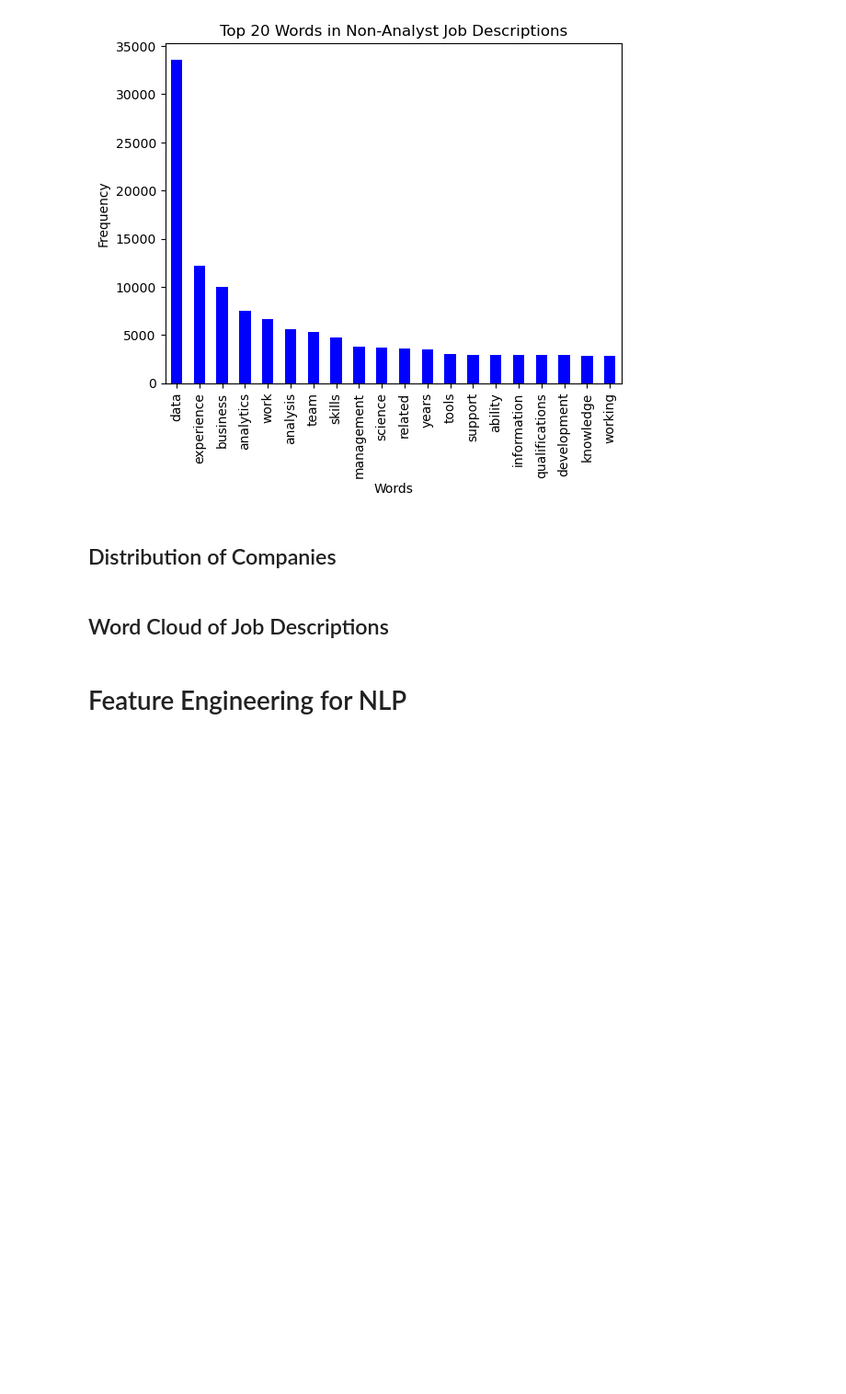
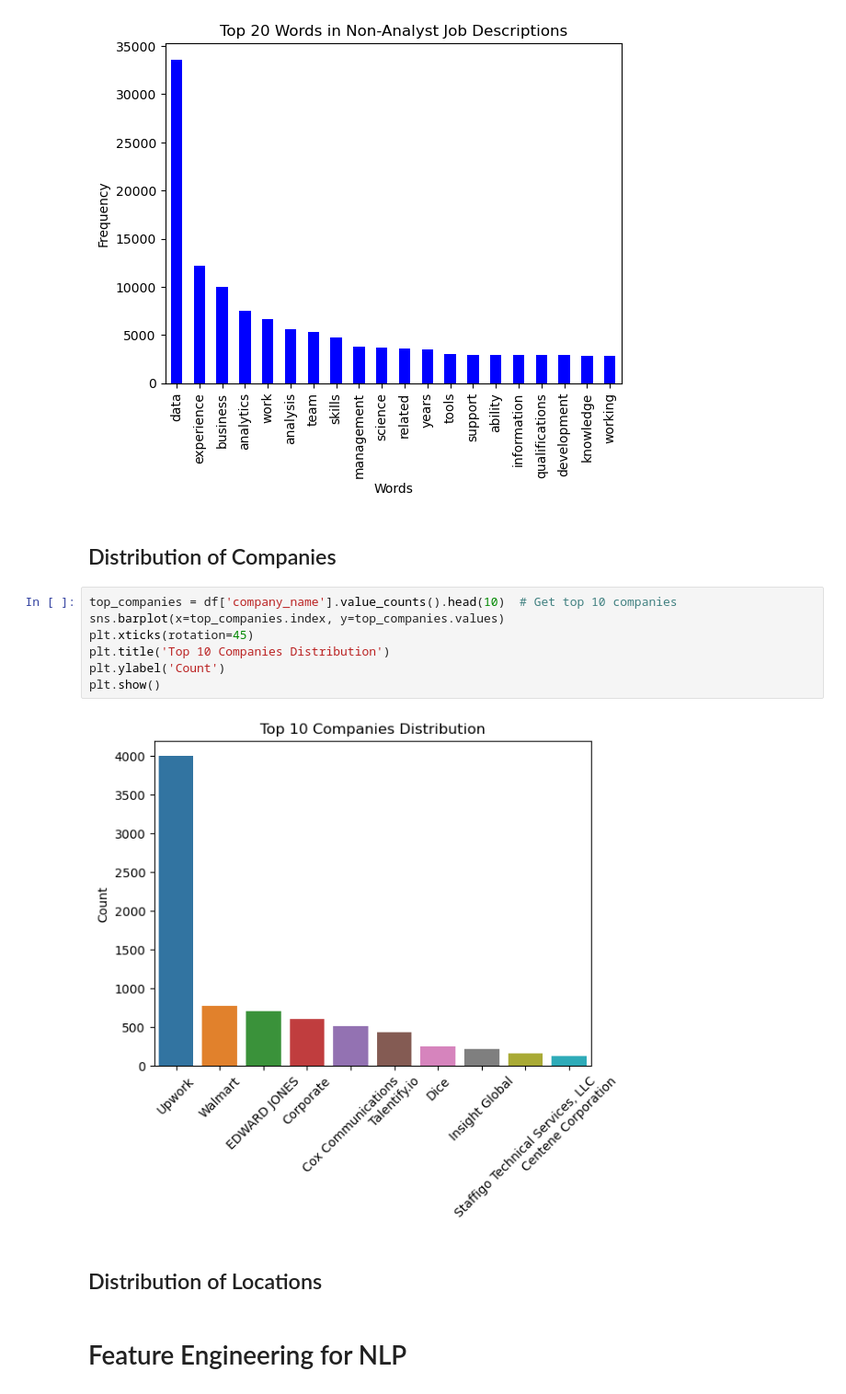
Before and after one commit to CSergiy/Data_Science_Job_Analysis, a Jupyter notebook: Notebooks/Data Science Job Analysis.ipynb, the cells around one changed output. Shown at 92% size. Cells and saved outputs as stored; diff of their text form; blank space fills up the shorter version.

Commit message:
Added Company Distribution

```diff
--- a/Notebooks/Data Science Job Analysis.ipynb
+++ b/Notebooks/Data Science Job Analysis.ipynb
@@ -345,8 +345,17 @@ plt.show()
 [figure]
 # %% [markdown]
 ## Distribution of Companies
+# %%
+top_companies = df['company_name'].value_counts().head(10)  # Get top 10 companies
+sns.barplot(x=top_companies.index, y=top_companies.values)
+plt.xticks(rotation=45)
+plt.title('Top 10 Companies Distribution')
+plt.ylabel('Count')
+plt.show()
+# %% [output]
+[figure, added]
 # %% [markdown]
-## Word Cloud of Job Descriptions
+## Distribution of Locations
 # %% [markdown]
 # Feature Engineering for NLP
 # %% [markdown]
```
Also changed, not shown: parts of 1 cell of this notebook.
